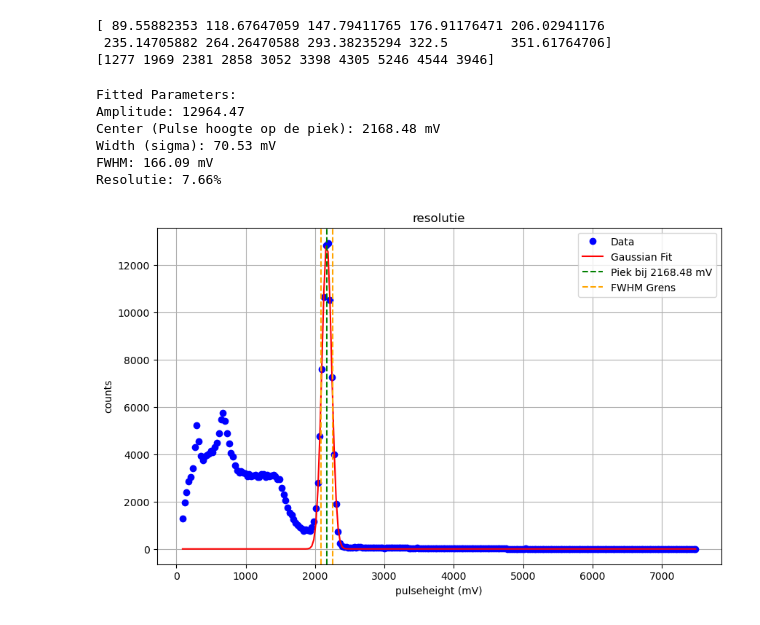
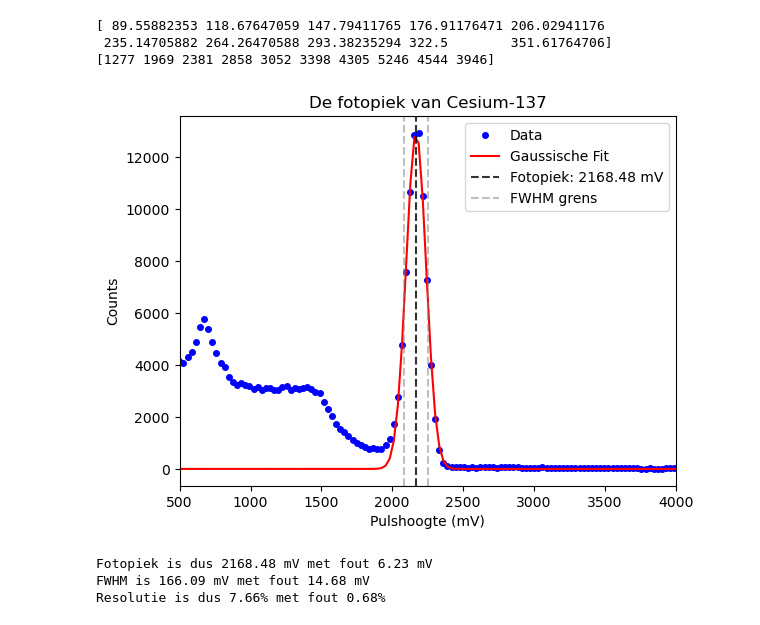
Before and after one commit to marinotcurie/astroparticles-practicum-2, a Jupyter notebook: resolution.ipynb, the cells around one changed output. Drawn from its saved outputs; the diff is of its cells as text; code cells hidden in the pictures.

```diff
--- a/resolution.ipynb
+++ b/resolution.ipynb
@@ -34,53 +27,43 @@ print(counts_cesium[:10])
 # %%
 import numpy as np
 import matplotlib.pyplot as plt
 from scipy.optimize import curve_fit
 
 
-def gauss_function(x, amp, cen, width):
+def gauss_function(x, amp, cen, width):  # Gaussische functie
     return amp * np.exp(-((x - cen) ** 2) / (2 * width ** 2))
+
 
 
 initial_guess = [max(counts_cesium), pulseheight_cesium[np.argmax(counts_cesium)], 100]
 params, covariance = curve_fit(gauss_function, pulseheight_cesium, counts_cesium, p0=initial_guess)
 
+amp, midden, width = params
 
-amp, cen, width = params
+amp_error, midden_error, width_error = np.sqrt(np.diag(covariance)) #fout uit de fit
+
 fwhm = 2 * np.sqrt(2 * np.log(2)) * width
-resolution = (fwhm / cen) * 100
+fwhm_error = 2 * np.sqrt(2 * np.log(2)) * width_error
+resolutie = (fwhm / midden) * 100
 
 
-print(f"Fitted Parameters:")
-print(f"Amplitude: {amp:.2f}")
-print(f"Center (Pulse hoogte op de piek): {cen:.2f} mV")
-print(f"Width (sigma): {width:.2f} mV")
-print(f"FWHM: {fwhm:.2f} mV")
-print(f"Resolutie: {resolution:.2f}%")
+resolutie_error = resolutie * np.sqrt((fwhm_error / fwhm) ** 2 + (midden_error / midden) ** 2)
 
+plt.xlim(500, 4000)
+plt.plot(pulseheight_cesium, counts_cesium, label="Data", color="blue", marker="o",  markersize=4, linestyle="")
+plt.plot(pulseheight_cesium, gauss_function(pulseheight_cesium, *params), label="Gaussische Fit", color="red", linestyle="-")
+plt.axvline(midden, color='black', linestyle='--', label=f'Fotopiek: {midden:.2f} mV', alpha=0.8)
+plt.axvline(midden - fwhm / 2, color='grey', linestyle='--', label='FWHM grens', alpha=0.5)
+plt.axvline(midden + fwhm / 2, color='grey', linestyle='--', alpha=0.5)
+plt.xlabel("Pulshoogte (mV)")
+plt.ylabel("Counts")
+plt.title("De fotopiek van Cesium-137")
+plt.legend()
+plt.show()
 
-plt.figure(figsize=(10, 6))
-plt.plot(pulseheight_cesium, counts_cesium, label='Data', color='blue', marker='o', linestyle='')
-plt.plot(
-    pulseheight_cesium,
-    gauss_function(pulseheight_cesium, *params),
-    label='Gaussian Fit',
-    color='red',
-    linestyle='-',
-)
-plt.axvline(cen, color='green', linestyle='--', label=f'Piek bij {cen:.2f} mV')
-plt.axvline(cen - fwhm / 2, color='orange', linestyle='--', label='FWHM Grens')
-plt.axvline(cen + fwhm / 2, color='orange', linestyle='--')
-plt.xlabel('pulseheight (mV)')
-plt.ylabel('counts')
-plt.title('resolutie')
-plt.legend()
-plt.grid()
-plt.show()
+print(resolutie, resolutie_error)
 # %% [output]
+[figure, new version]
-Fitted Parameters:
-Amplitude: 12964.47
-Center (Pulse hoogte op de piek): 2168.48 mV
-Width (sigma): 70.53 mV
-FWHM: 166.09 mV
-Resolutie: 7.66%
+Fotopiek is dus 2168.48 mV met fout 6.23 mV
+FWHM is 166.09 mV met fout 14.68 mV
+Resolutie is dus 7.66% met fout 0.68%
-[figure, old version]
```
Also changed, not shown: parts of 3 cells of this notebook, 11 other files.
